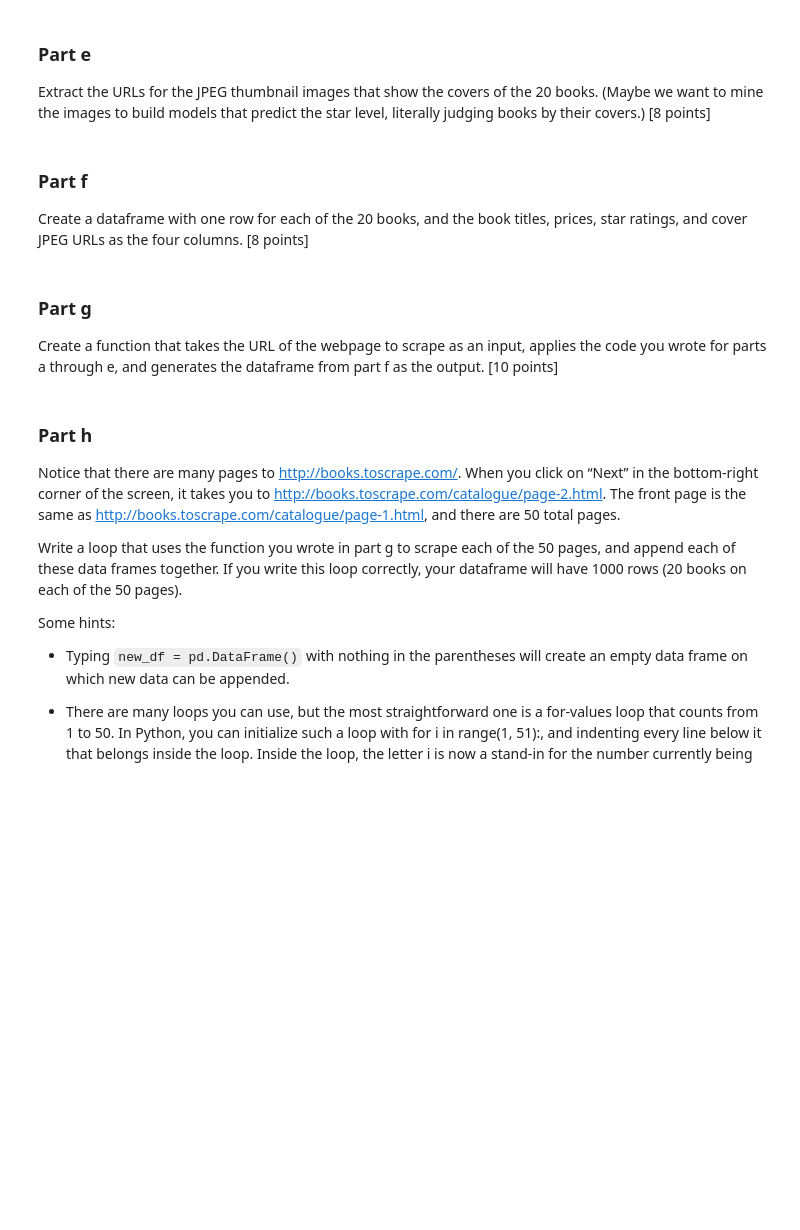
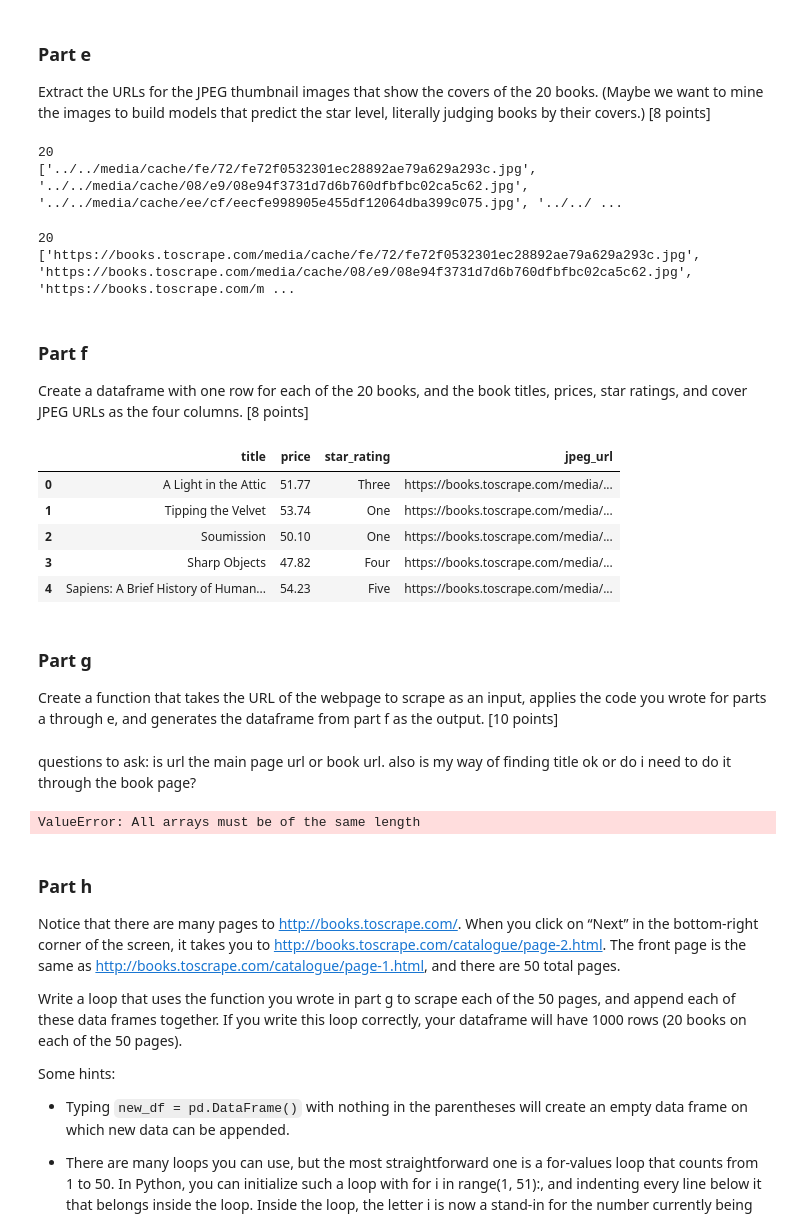
Before and after one commit to rde6mn/DS6001-lab3, a Jupyter notebook: labassignment5.ipynb, the cells around one changed output. Saved outputs shown, nothing was run; the diff lists cells and outputs as text; code cells hidden in the pictures; blank space fills up the shorter version.

Commit message:
first pass at implementing scraping function

```diff
--- a/labassignment5.ipynb
+++ b/labassignment5.ipynb
@@ -193,9 +193,45 @@ print(starrating)
 # %% [markdown]
 ### Part e
 Extract the URLs for the JPEG thumbnail images that show the covers of the 20 books. (Maybe we want to mine the images to build models that predict the star level, literally judging books by their covers.) [8 points]
+# %%
+jpegurllist = []
+for u in urllist:
+   r = requests.get(u, headers=headers)
+   mysoup = BeautifulSoup(r.text, 'html.parser')
+   plist = mysoup.find_all('img')
+   p = plist[0]["src"]
+   jpegurllist.append(p)
+# %%
+print(len(jpegurllist))
+print(jpegurllist)
+# %% [output]
+20
+['../../media/cache/fe/72/fe72f0532301ec28892ae79a629a293c.jpg', '../../media/cache/08/e9/08e94f3731d7d6b760dfbfbc02ca5c62.jpg', '../../media/cache/ee/cf/eecfe998905e455df12064dba399c075.jpg', '../../ ...
+# %%
+jpegurllist = [s.replace('../../', '') for s in jpegurllist]
+jpegurllist = ["https://books.toscrape.com/" + s for s in jpegurllist]
+# %%
+print(len(jpegurllist))
+print(jpegurllist)
+# %% [output]
+20
+['https://books.toscrape.com/media/cache/fe/72/fe72f0532301ec28892ae79a629a293c.jpg', 'https://books.toscrape.com/media/cache/08/e9/08e94f3731d7d6b760dfbfbc02ca5c62.jpg', 'https://books.toscrape.com/m ...
 # %% [markdown]
 ### Part f
 Create a dataframe with one row for each of the 20 books, and the book titles, prices, star ratings, and cover JPEG URLs as the four columns. [8 points]
+# %%
+df = pd.DataFrame({'title': titlelist, 'price': prices, 'star_rating': starrating, 'jpeg_url': jpegurllist})
+# %%
+df.head()
+# %% [output]
+|  | title | price | star_rating | jpeg_url |
+| 0 | A Light in the Attic | 51.77 | Three | https://books.toscrape.com/media/... |
+| 1 | Tipping the Velvet | 53.74 | One | https://books.toscrape.com/media/... |
+| 2 | Soumission | 50.10 | One | https://books.toscrape.com/media/... |
+| 3 | Sharp Objects | 47.82 | Four | https://books.toscrape.com/media/... |
+| 4 | Sapiens: A Brief History of Human... | 54.23 | Five | https://books.toscrape.com/media/... |
 # %% [markdown]
 ### Part g
 Create a function that takes the URL of the webpage to scrape as an input, applies the code you wrote for parts a through e, and generates the dataframe from part f as the output. [10 points]
+# %% [markdown]
+questions to ask: is url the main page url or book url. also is my way of finding title ok or do i need to do it through the book page?
@@ -202,3 +285,11 @@ Create a function that takes the URL of the webpage to scrape as an input, appli
+# %%
+#test function to see if output is the same as from parts a-e
+
+url = 'http://books.toscrape.com/'
+df_test = scrape_to_df(url)
+df_test.head()
+# %% [output]
+ValueError: All arrays must be of the same length
 # %% [markdown]
 ### Part h
 Notice that there are many pages to http://books.toscrape.com/. When you click on “Next” in the bottom-right corner of the screen, it takes you to http://books.toscrape.com/catalogue/page-2.html. The front page is the same as http://books.toscrape.com/catalogue/page-1.html, and there are 50 total pages.
```
Also changed, not shown: parts of 1 cell of this notebook.
